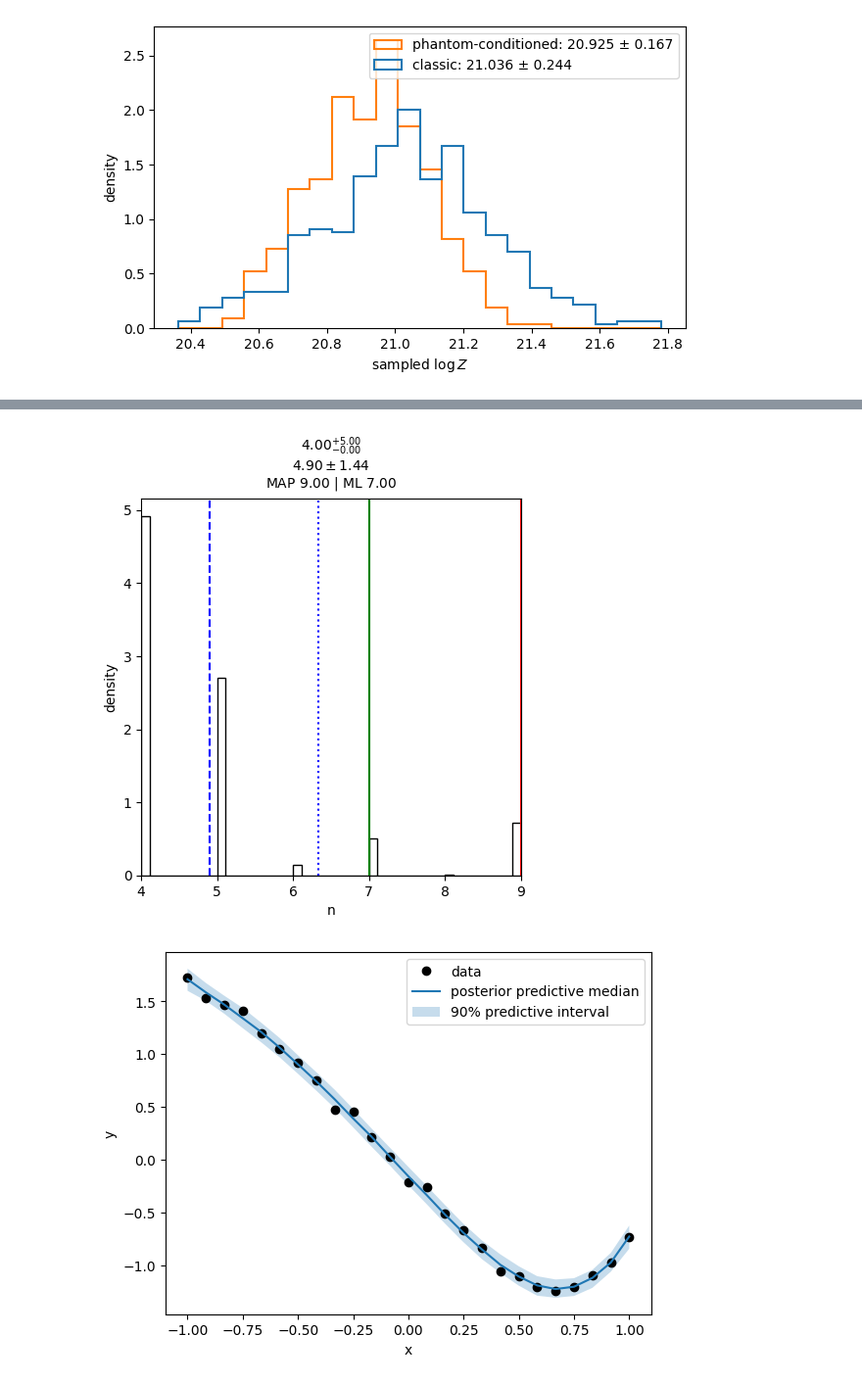
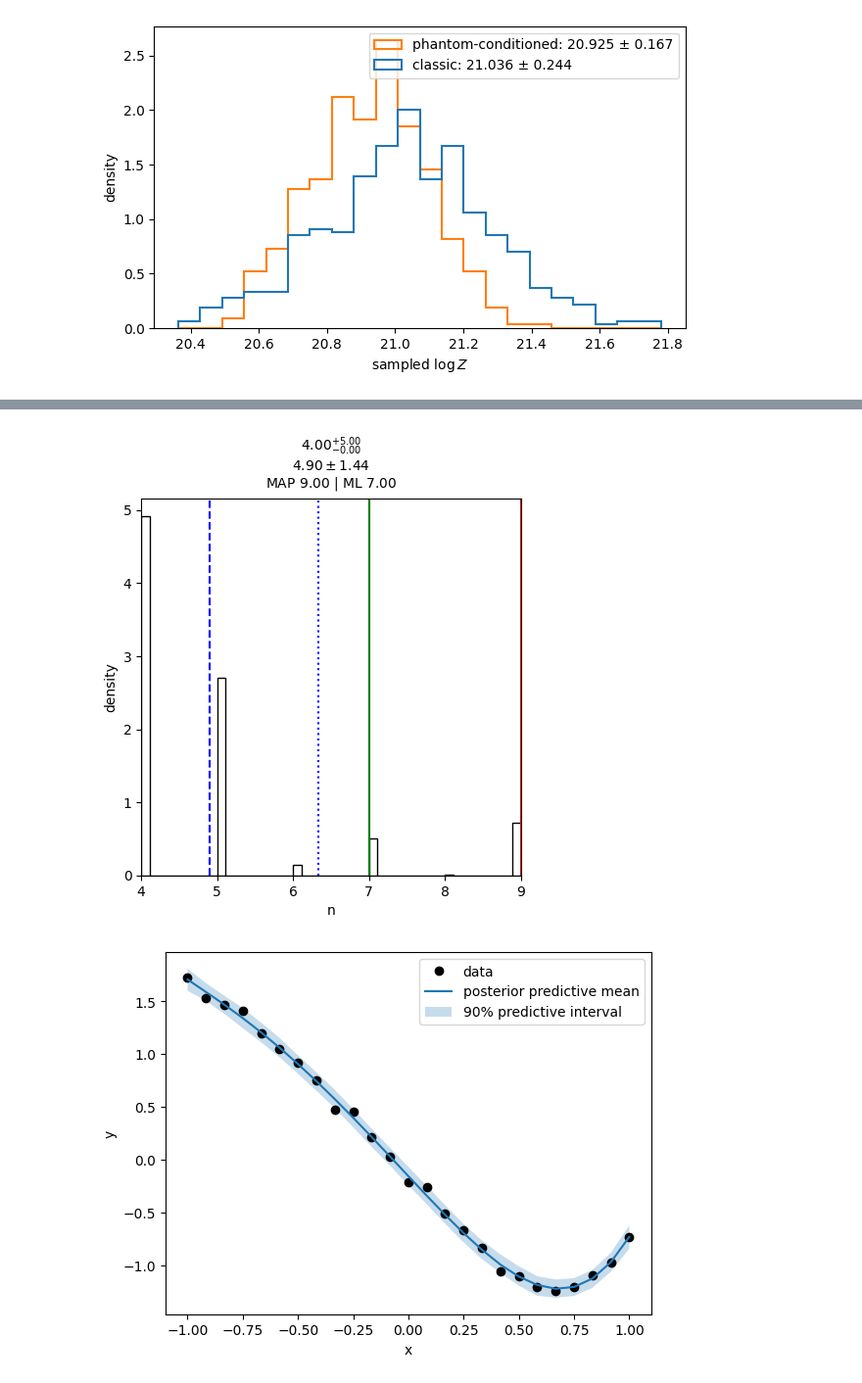
Before and after one commit to Joshuaalbert/jaxns, a Jupyter notebook: docs/examples/trans_dimensional_inference.ipynb, the cells around one changed output, grey strips where cells are left out. Shown at 98% size. Saved outputs shown, nothing was run; the diff lists cells and outputs as text; code cells hidden in the pictures.

Commit message:
Use result utilities for posterior predictions

```diff
--- a/docs/examples/trans_dimensional_inference.ipynb
+++ b/docs/examples/trans_dimensional_inference.ipynb
@@ -92,33 +92,44 @@ n: 4.9 +- 1.4 | 9.0 | 7.0
 # %%
 # We plot useful diagnostics and a distribution cornerplot
 results.plot_diagnostics()
 # Only the model order has an unconditional product-space posterior; inactive
 # coefficient coordinates are pseudo-prior values and should not be interpreted.
 results.plot_cornerplot(variables=['n'])
 
-# Resample once through the public result API before making posterior predictions.
+def polynomial_prediction(parameters):
+    # Stored inactive coordinates are pseudo-prior values, so apply the
+    # product-space model-order mask before evaluating the polynomial.
+    active_coefficients = jnp.where(
+        jnp.arange(N_max) <= parameters['n'],
+        parameters['alpha'],
+        0.0,
+    )
+    return jnp.polyval(active_coefficients[::-1], x)
+
+
+# Integrate the conditional mean over all weighted posterior samples.
+posterior_mean = results.integrate_fn_over_posterior(polynomial_prediction)
+
+# Resampling remains useful for nonlinear predictive quantiles: add one
+# observation-noise draw to each equally weighted posterior draw.
 posterior = results.resample(
     num_samples=500,
     key=random.PRNGKey(46),
 )
-n_samples = posterior.X_samples.get_dotted('n')
-alpha_samples = posterior.X_samples.get_dotted('alpha')
-active = jnp.arange(N_max)[None, :] <= n_samples[:, None]
-alpha_samples = jnp.where(active, alpha_samples, 0.0)
-prediction_mean = vmap(lambda coeffs: jnp.polyval(coeffs[::-1], x))(alpha_samples)
+prediction_mean = vmap(polynomial_prediction)(posterior.X_samples)
 predictions = prediction_mean + noise_scale * random.normal(
     random.PRNGKey(47),
     shape=prediction_mean.shape,
 )
-lower, median, upper = jnp.percentile(predictions, jnp.asarray([5., 50., 95.]), axis=0)
+lower, upper = jnp.percentile(predictions, jnp.asarray([5., 95.]), axis=0)
 plt.plot(x, y, 'o', color='black', label='data')
-plt.plot(x, median, label='posterior predictive median')
+plt.plot(x, posterior_mean, label='posterior predictive mean')
 plt.fill_between(x, lower, upper, alpha=0.25, label='90% predictive interval')
 plt.xlabel('x')
 plt.ylabel('y')
 plt.legend()
 plt.show()
 # %% [output]
 [figure]
 [figure]
-[figure, old version]
+[figure, new version]
```
Also changed, not shown: parts of 1 cell of this notebook, 1 other file.
